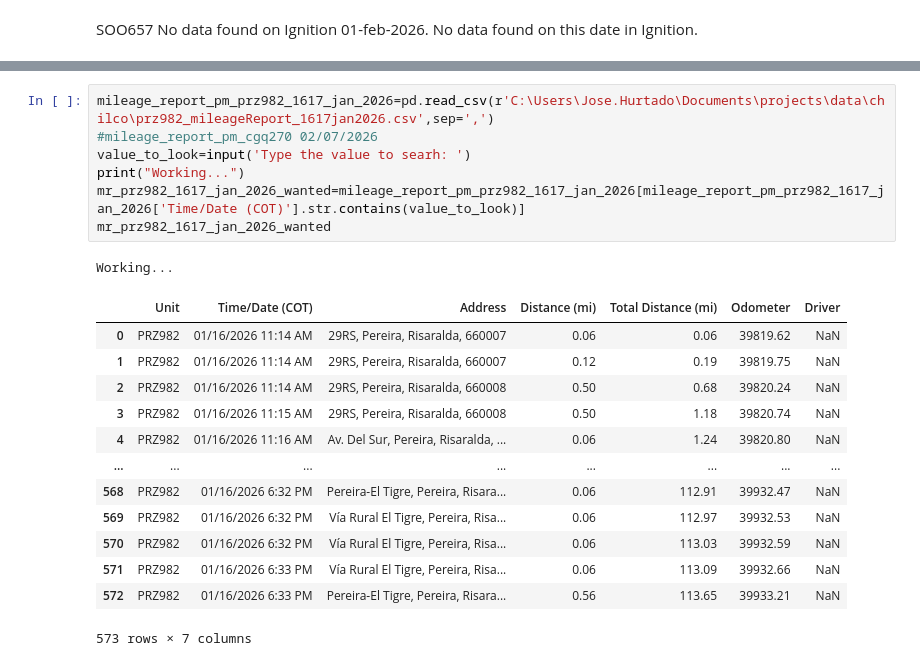
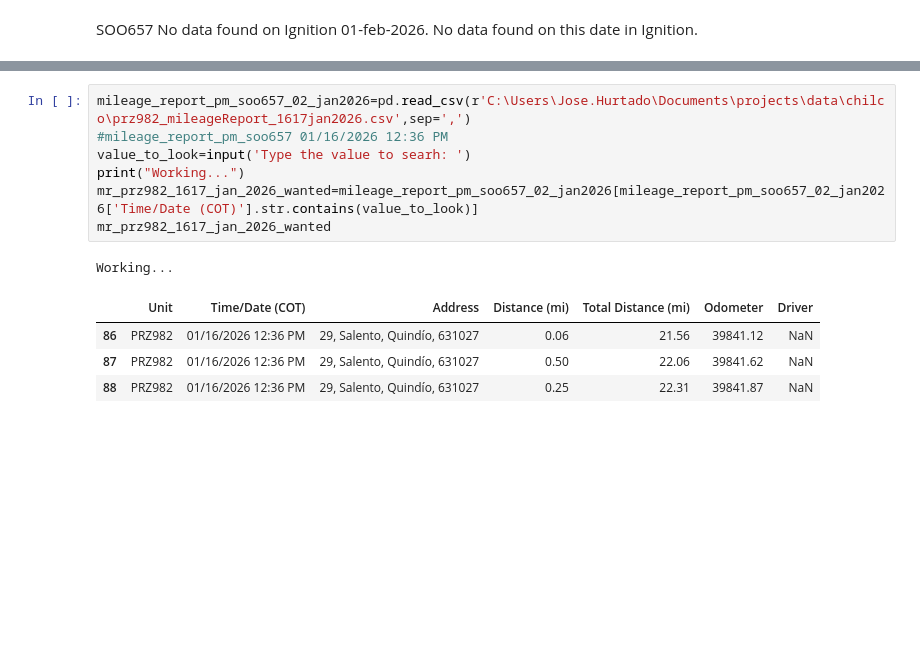
Before and after one commit to jlhb1984/Zonar_projects, a Jupyter notebook: notebooks/chilco_rd_mr_02 TS000167726.ipynb, the cells around one changed output, grey strips where cells are left out. Saved outputs shown, nothing was run; the diff lists cells and outputs as text; blank space fills up the shorter version.

Commit message:
Chilco_rd_mr_02 TS000167726.ipynb is ready to publish.

```diff
--- a/notebooks/chilco_rd_mr_02 TS000167726.ipynb
+++ b/notebooks/chilco_rd_mr_02 TS000167726.ipynb
@@ -422,24 +535,15 @@ print(gtfri_raw_data_prz982_1617_jan_2026_wanted[['Message','Date','Unnamed: 20'
 Columns: [Message, Date, Unnamed: 20, Km in miles]
 Index: []
 # %%
-mileage_report_pm_prz982_1617_jan_2026=pd.read_csv(r'C:\Users\Jose.Hurtado\Documents\projects\data\chilco\prz982_mileageReport_1617jan2026.csv',sep=',')
-#mileage_report_pm_cgq270 02/07/2026
+mileage_report_pm_soo657_02_jan2026=pd.read_csv(r'C:\Users\Jose.Hurtado\Documents\projects\data\chilco\prz982_mileageReport_1617jan2026.csv',sep=',')
+#mileage_report_pm_soo657 01/16/2026 12:36 PM
 value_to_look=input('Type the value to searh: ')
 print("Working...")
-mr_prz982_1617_jan_2026_wanted=mileage_report_pm_prz982_1617_jan_2026[mileage_report_pm_prz982_1617_jan_2026['Time/Date (COT)'].str.contains(value_to_look)]
+mr_prz982_1617_jan_2026_wanted=mileage_report_pm_soo657_02_jan2026[mileage_report_pm_soo657_02_jan2026['Time/Date (COT)'].str.contains(value_to_look)]
 mr_prz982_1617_jan_2026_wanted
 # %% [output]
 Working...
 |  | Unit | Time/Date (COT) | Address | Distance (mi) | Total Distance (mi) | Odometer | Driver |
-| 0 | PRZ982 | 01/16/2026 11:14 AM | 29RS, Pereira, Risaralda, 660007 | 0.06 | 0.06 | 39819.62 | NaN |
-| 1 | PRZ982 | 01/16/2026 11:14 AM | 29RS, Pereira, Risaralda, 660007 | 0.12 | 0.19 | 39819.75 | NaN |
-| 2 | PRZ982 | 01/16/2026 11:14 AM | 29RS, Pereira, Risaralda, 660008 | 0.50 | 0.68 | 39820.24 | NaN |
-| 3 | PRZ982 | 01/16/2026 11:15 AM | 29RS, Pereira, Risaralda, 660008 | 0.50 | 1.18 | 39820.74 | NaN |
-| 4 | PRZ982 | 01/16/2026 11:16 AM | Av. Del Sur, Pereira, Risaralda, ... | 0.06 | 1.24 | 39820.80 | NaN |
-| ... | ... | ... | ... | ... | ... | ... | ... |
-| 568 | PRZ982 | 01/16/2026 6:32 PM | Pereira-El Tigre, Pereira, Risara... | 0.06 | 112.91 | 39932.47 | NaN |
-| 569 | PRZ982 | 01/16/2026 6:32 PM | Vía Rural El Tigre, Pereira, Risa... | 0.06 | 112.97 | 39932.53 | NaN |
-| 570 | PRZ982 | 01/16/2026 6:32 PM | Vía Rural El Tigre, Pereira, Risa... | 0.06 | 113.03 | 39932.59 | NaN |
-| 571 | PRZ982 | 01/16/2026 6:33 PM | Vía Rural El Tigre, Pereira, Risa... | 0.06 | 113.09 | 39932.66 | NaN |
-| 572 | PRZ982 | 01/16/2026 6:33 PM | Pereira-El Tigre, Pereira, Risara... | 0.56 | 113.65 | 39933.21 | NaN |
+| 86 | PRZ982 | 01/16/2026 12:36 PM | 29, Salento, Quindío, 631027 | 0.06 | 21.56 | 39841.12 | NaN |
+| 87 | PRZ982 | 01/16/2026 12:36 PM | 29, Salento, Quindío, 631027 | 0.50 | 22.06 | 39841.62 | NaN |
+| 88 | PRZ982 | 01/16/2026 12:36 PM | 29, Salento, Quindío, 631027 | 0.25 | 22.31 | 39841.87 | NaN |
-573 rows × 7 columns
```
Also changed, not shown: parts of 18 cells of this notebook, 6 other files.
